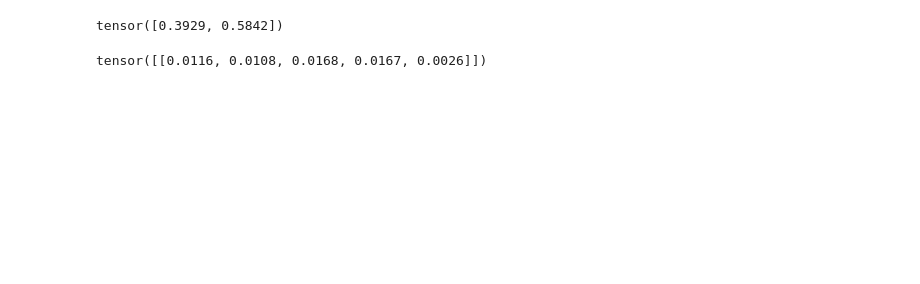
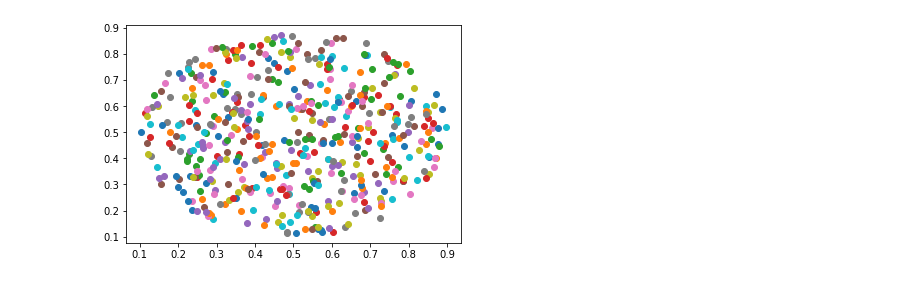
Before and after one commit to I-am-Rudi/DL_FinalProject, a Jupyter notebook: Project_2/testing.ipynb, the cells around one changed output. Saved outputs shown, nothing was run; the diff lists cells and outputs as text; code cells hidden in the pictures; blank space fills up the shorter version.

```diff
--- a/Project_2/testing.ipynb
+++ b/Project_2/testing.ipynb
@@ -74,3 +50,10 @@ a[:-1]
+# %%
+import matplotlib.pyplot as plt
+for i in range(target.shape[0]):
+    if target[i]:
+        plt.scatter(input[i,0], input[i,1])
+# %% [output]
+[figure, added]
 # %%
 import torch
 from framework import *
@@ -84,4 +64,0 @@ input, *_ = generate_disc_set(100, device)
-# %%
-print(input[0])
-# %% [output]
-tensor([0.3929, 0.5842])
@@ -91,12 +64,0 @@ model = Sequential(Linear(50, 10), Tanh(), Linear(10, 5), Sigmoid())
-# %%
-output = model(input)
-
-loss = MSE(target)
-model.backward(loss)
-
-optim = SGD(2)
-model.update(optim)
-
-print(output)
-# %% [output]
-tensor([[0.0116, 0.0108, 0.0168, 0.0167, 0.0026]])
```
Also changed, not shown: parts of 12 cells of this notebook, 2 other files.
